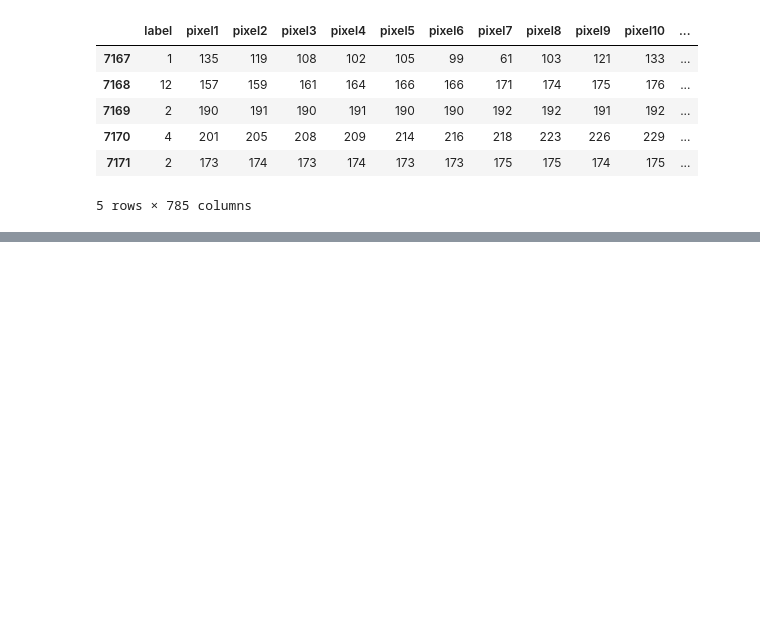
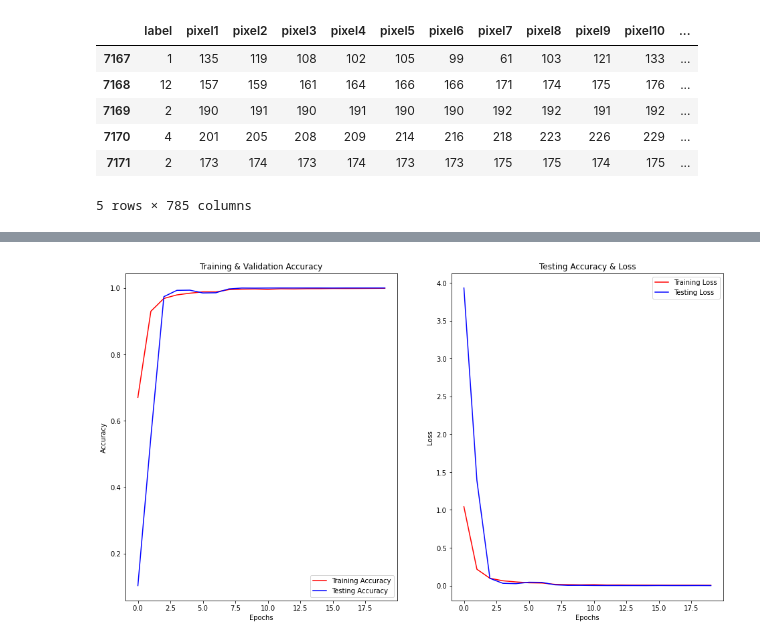
Before and after one commit to miftahcoiri354/PROJECT-bangkit_final_project, a Jupyter notebook: Final_Project_Signal_Project_MNIST.ipynb, the cells around one changed output, grey strips where cells are left out. Saved outputs shown, nothing was run; the diff lists cells and outputs as text; code cells hidden in the pictures; blank space fills up the shorter version.

```diff
--- a/Final_Project_Signal_Project_MNIST.ipynb
+++ b/Final_Project_Signal_Project_MNIST.ipynb
@@ -119,0 +181,6 @@ Name: label, Length: 27455, dtype: int64
+# %%
+learning_rate_reduction = ReduceLROnPlateau(monitor='val_accuracy',
+                                            patience = 2,
+                                            verbose=1,
+                                            factor=0.5,
+                                            min_lr=0.00001)
@@ -119,0 +244,4 @@ Name: label, Length: 27455, dtype: int64
+# %%
+history = model.fit(datagen.flow(x_train,y_train, batch_size = 128),
+                    epochs = 20 , validation_data = (x_test, y_test),
+                    callbacks = [learning_rate_reduction])
@@ -119,0 +271,25 @@ Name: label, Length: 27455, dtype: int64
+# %%
+epochs = [i for i in range(20)]
+fig , ax = plt.subplots(1,2)
+train_acc = history.history['accuracy']
+train_loss = history.history['loss']
+val_acc = history.history['val_accuracy']
+val_loss = history.history['val_loss']
+fig.set_size_inches(16,9)
+
+ax[0].plot(epochs , train_acc , 'r-' , label = 'Training Accuracy')
+ax[0].plot(epochs , val_acc , 'b-' , label = 'Testing Accuracy')
+ax[0].set_title('Training & Validation Accuracy')
+ax[0].legend()
+ax[0].set_xlabel("Epochs")
+ax[0].set_ylabel("Accuracy")
+
+ax[1].plot(epochs , train_loss , 'r-' , label = 'Training Loss')
+ax[1].plot(epochs , val_loss , 'b-' , label = 'Testing Loss')
+ax[1].set_title('Testing Accuracy & Loss')
+ax[1].legend()
+ax[1].set_xlabel("Epochs")
+ax[1].set_ylabel("Loss")
+plt.show()
+# %% [output]
+[figure, added]
```
Also changed, not shown: parts of 20 cells of this notebook.
